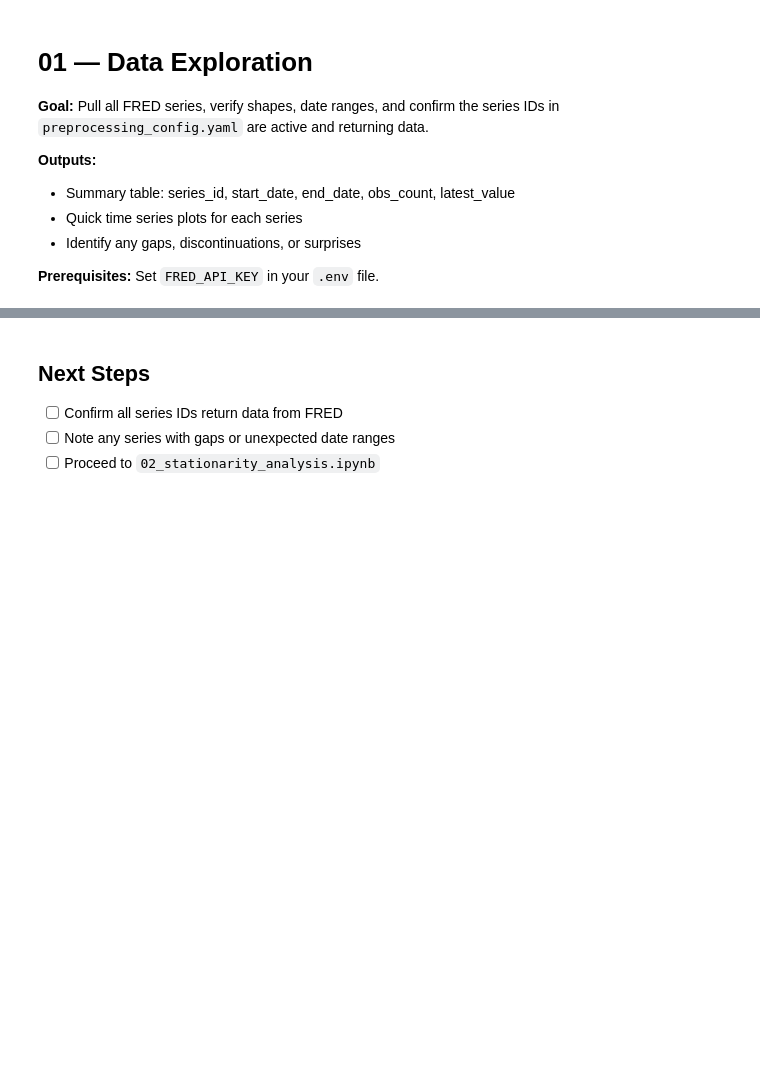
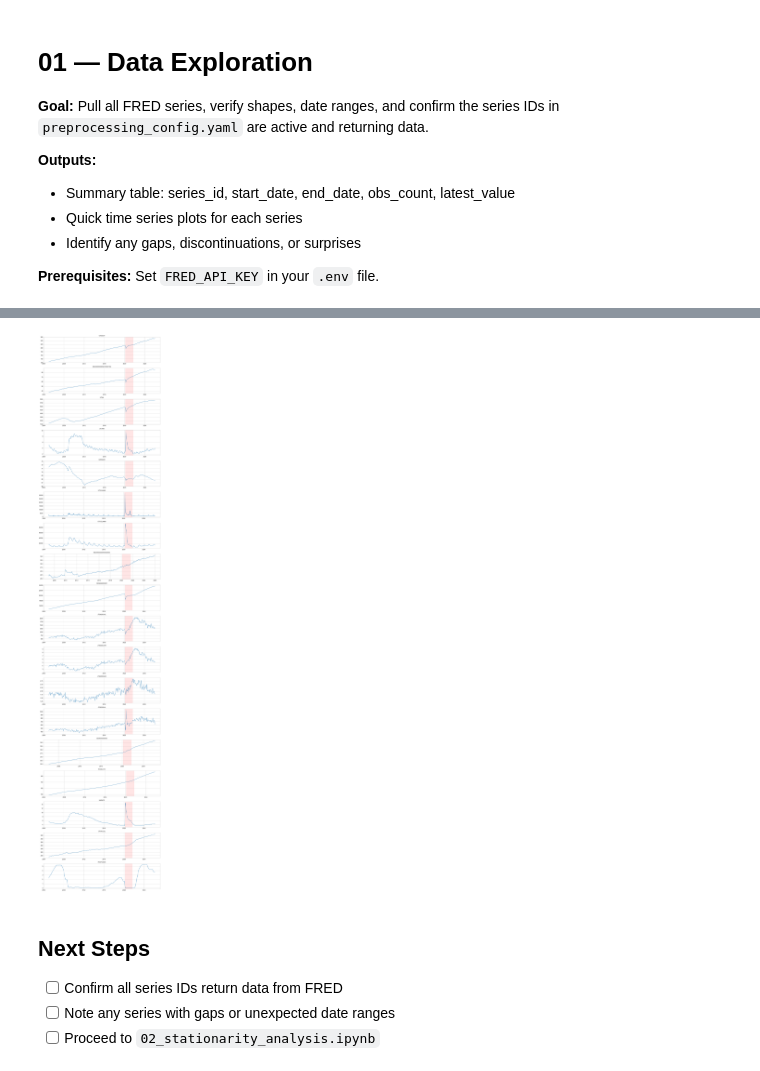
Before and after one commit to IanTaiAhn/healthcare_dashboard, a Jupyter notebook: notebooks/01_data_exploration.ipynb, the cells around one changed output, grey strips where cells are left out. Drawn from its saved outputs; the diff is of its cells as text; code cells hidden in the pictures; blank space fills up the shorter version.

```diff
--- a/notebooks/01_data_exploration.ipynb
+++ b/notebooks/01_data_exploration.ipynb
@@ -39,8 +59,8 @@ for s in config:
 # %%
 # Option A: Fetch from FRED (requires API key)
-# from data.ingestion import fetch_all_series
-# raw = fetch_all_series()
+from data.ingestion import fetch_all_series
+raw = fetch_all_series()
 
 # Option B: Use dummy data for development
-raw = generate_dummy_series()
-print(f'Loaded {len(raw)} series')
+# raw = generate_dummy_series()
+# print(f'Loaded {len(raw)} series')
@@ -47,13 +86,12 @@ print(f'Loaded {len(raw)} series')
 # %%
-# Summary table
 summary = []
-for sid, df in raw.items():
+for sid, data in raw.items():
     summary.append({
         'series_id': sid,
-        'start': df['date'].min().strftime('%Y-%m'),
-        'end': df['date'].max().strftime('%Y-%m'),
-        'obs_count': len(df),
-        'latest_value': round(df['value'].iloc[-1], 2),
+        'start': data.index.min().strftime('%Y-%m'),
+        'end': data.index.max().strftime('%Y-%m'),
+        'obs_count': len(data),
+        'latest_value': round(data.iloc[-1], 2),
     })
 
 pd.DataFrame(summary).set_index('series_id')
@@ -60,16 +117,18 @@ pd.DataFrame(summary).set_index('series_id')
 # %%
 # Quick plots
 fig, axes = plt.subplots(len(raw), 1, figsize=(12, 3 * len(raw)), sharex=False)
 if len(raw) == 1:
     axes = [axes]
 
-for ax, (sid, df) in zip(axes, raw.items()):
-    ax.plot(df['date'], df['value'], linewidth=1)
+for ax, (sid, data) in zip(axes, raw.items()):
+    ax.plot(data.index, data.values, linewidth=1)
     ax.set_title(sid, fontsize=10)
     ax.axvspan('2020-03-01', '2021-09-01', alpha=0.1, color='red', label='COVID')
 
 plt.tight_layout()
 plt.show()
+# %% [output]
+[figure, added]
 # %% [markdown]
 ## Next Steps
 
```
Also changed, not shown: parts of 3 cells of this notebook, 3 other files.
